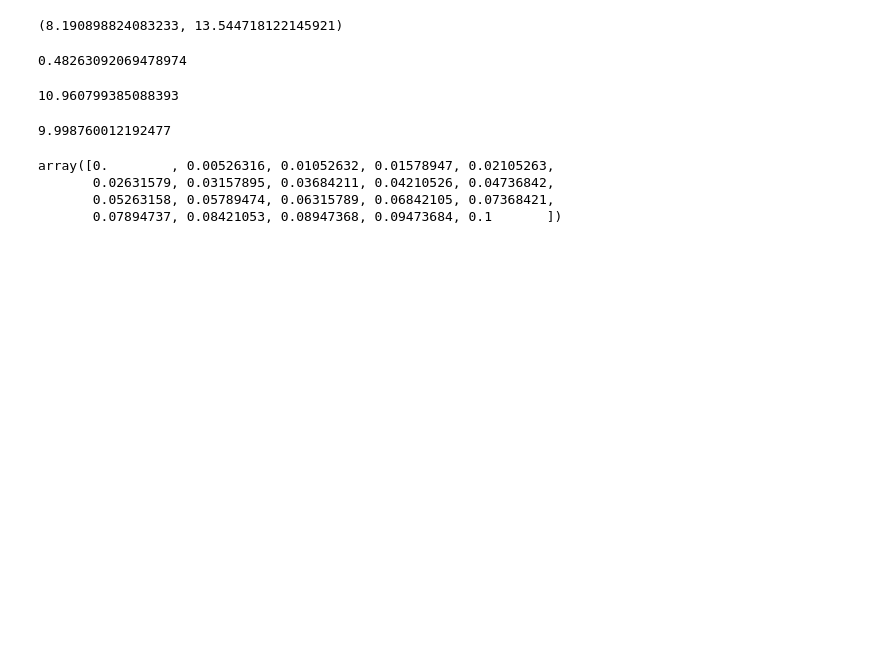
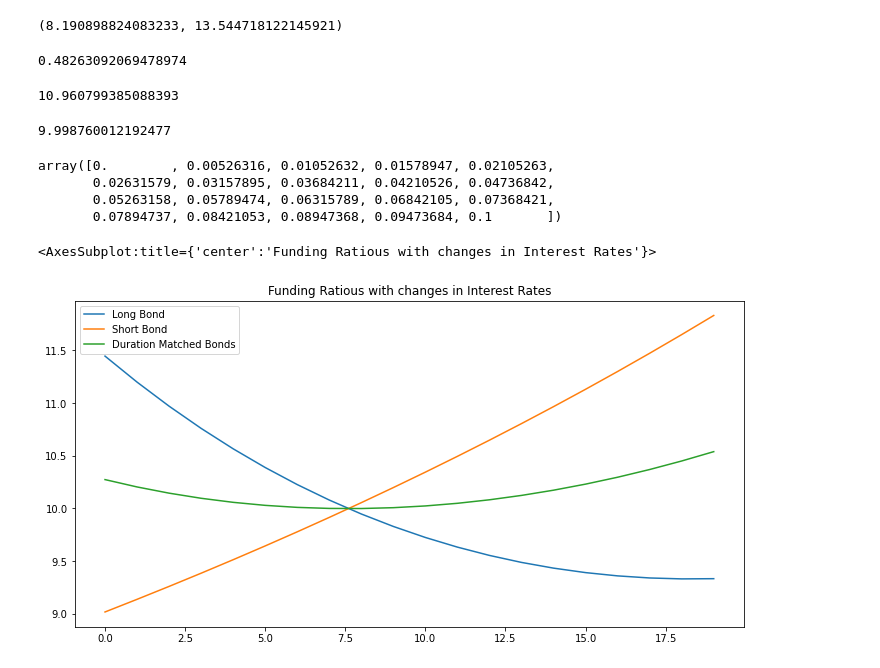
Before and after one commit to deyantodorov/Python, a Jupyter notebook: risk/lab-11.3.ipynb, the cells around one changed output. Saved outputs shown, nothing was run; the diff lists cells and outputs as text; code cells hidden in the pictures; blank space fills up the shorter version.

Commit message:
funding ratious

```diff
--- a/risk/lab-11.3.ipynb
+++ b/risk/lab-11.3.ipynb
@@ -162,3 +159,20 @@ array([0.        , 0.00526316, 0.01052632, 0.01578947, 0.02105263,
        0.02631579, 0.03157895, 0.03684211, 0.04210526, 0.04736842,
        0.05263158, 0.05789474, 0.06315789, 0.06842105, 0.07368421,
        0.07894737, 0.08421053, 0.08947368, 0.09473684, 0.1       ])
+# %%
+rates = np.linspace(0, .1, 20)
+
+
+lb_assets = a_0 * long_bond / p_long
+sb_assets = a_0 * short_bond / p_short
+
+fr_change = pd.DataFrame({
+    "Long Bond": [rt.funding_ratio(lb_assets, liabilites, r) for r in rates],
+    "Short Bond": [rt.funding_ratio(sb_assets, liabilites, r) for r in rates],
+    "Duration Matched Bonds": [rt.funding_ratio(p_flows, liabilites, r) for r in rates]
+})
+
+fr_change.plot(title='Funding Ratious with changes in Interest Rates', figsize=(12, 6))
+# %% [output]
+<AxesSubplot:title={'center':'Funding Ratious with changes in Interest Rates'}>
+[figure, added]
```
Also changed, not shown: parts of 1 cell of this notebook.
